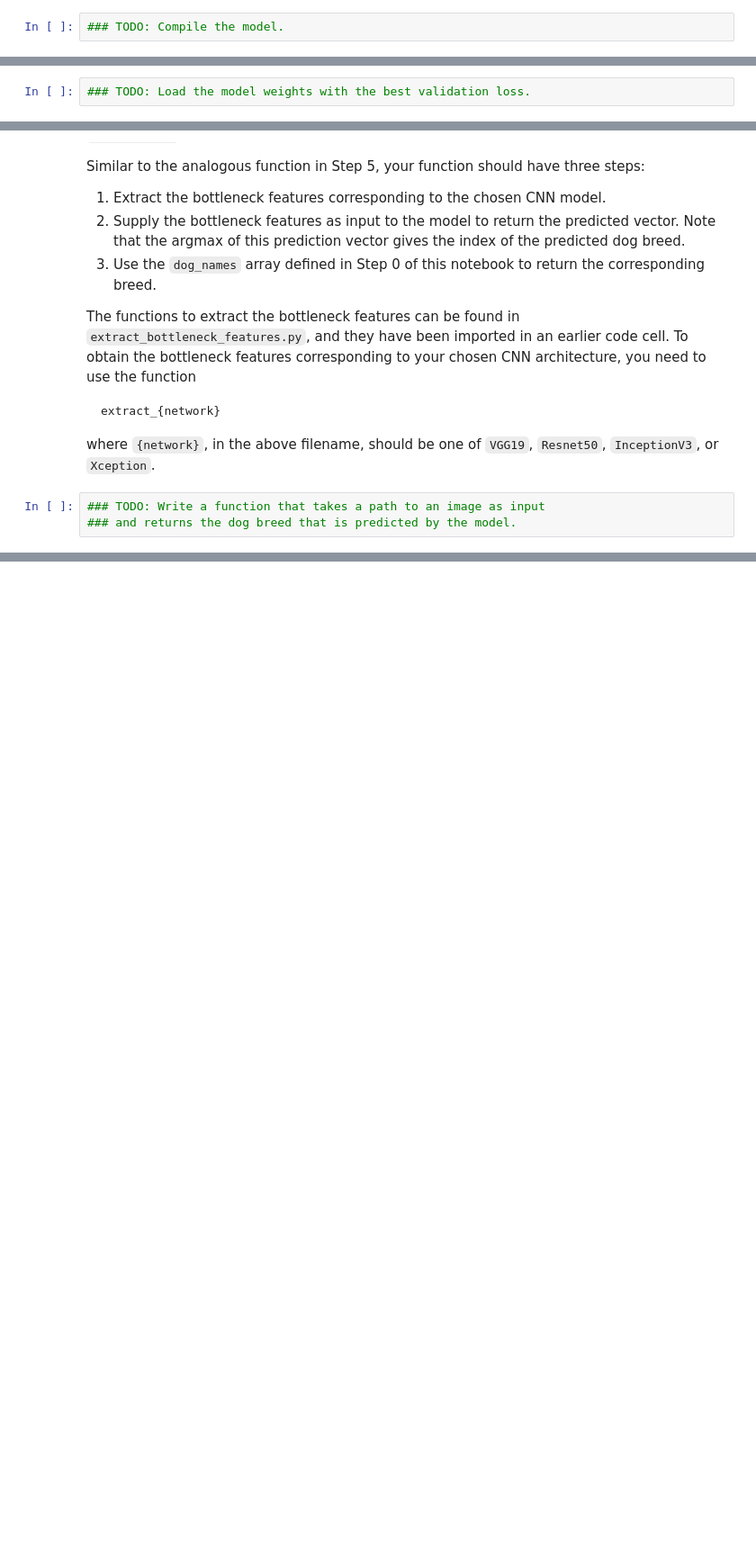
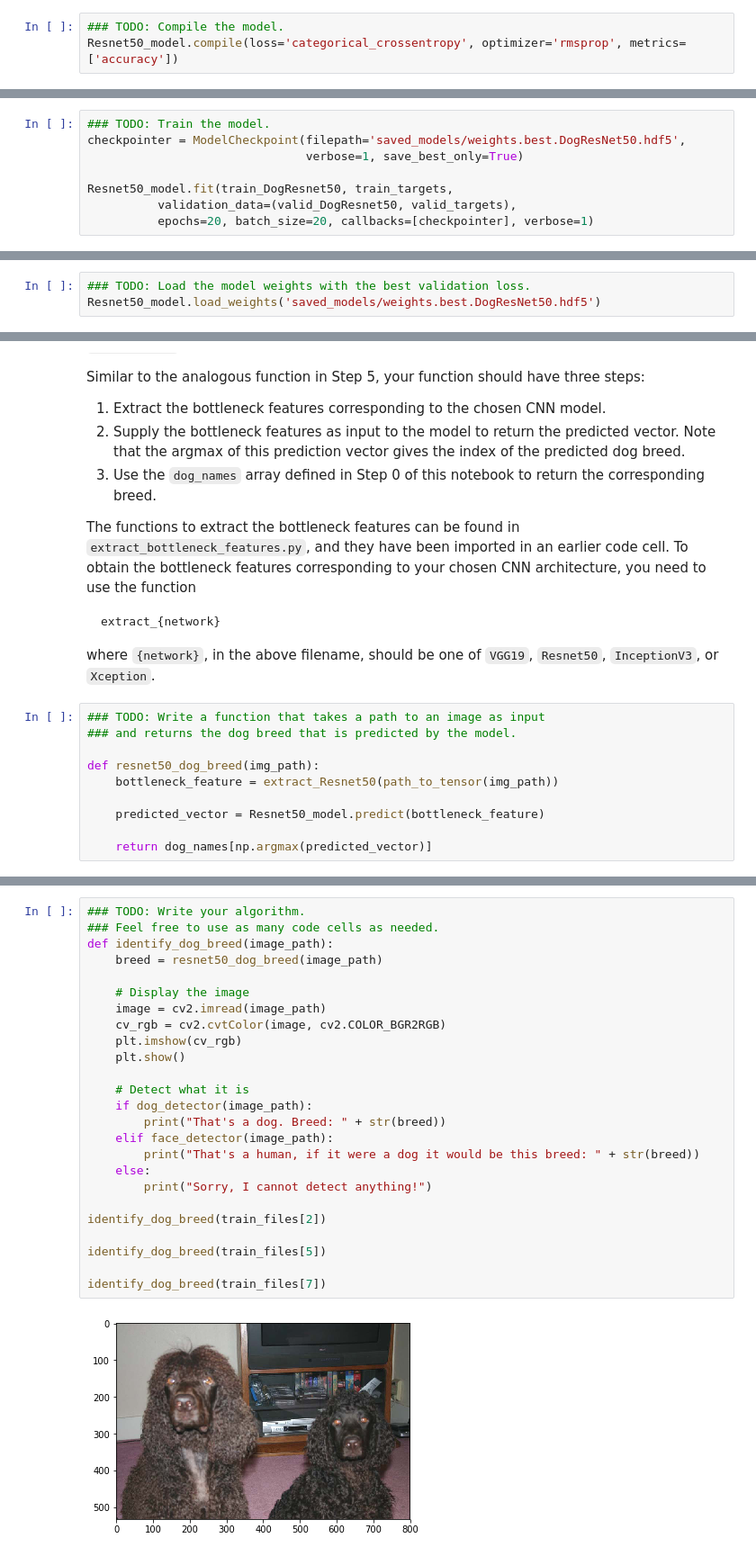
Before and after one commit to jlmatus/dog-project, a Jupyter notebook: dog_app.ipynb, the cells around one changed output, grey strips where cells are left out. Shown at 90% size. Drawn from its saved outputs; the diff is of its cells as text; blank space fills up the shorter version.

```diff
--- a/dog_app.ipynb
+++ b/dog_app.ipynb
@@ -573,6 +624,7 @@ __Answer:__
 ### (IMPLEMENTATION) Compile the Model
 # %%
 ### TODO: Compile the model.
+Resnet50_model.compile(loss='categorical_crossentropy', optimizer='rmsprop', metrics=['accuracy'])
 # %% [markdown]
 ### (IMPLEMENTATION) Train the Model
 
@@ -583,0 +634,8 @@ You are welcome to [augment the training data](https://blog.keras.io/building-po
+# %%
+### TODO: Train the model.
+checkpointer = ModelCheckpoint(filepath='saved_models/weights.best.DogResNet50.hdf5',
+                               verbose=1, save_best_only=True)
+
+Resnet50_model.fit(train_DogResnet50, train_targets,
+          validation_data=(valid_DogResnet50, valid_targets),
+          epochs=20, batch_size=20, callbacks=[checkpointer], verbose=1)
@@ -585,6 +662,7 @@ You are welcome to [augment the training data](https://blog.keras.io/building-po
 ### (IMPLEMENTATION) Load the Model with the Best Validation Loss
 # %%
 ### TODO: Load the model weights with the best validation loss.
+Resnet50_model.load_weights('saved_models/weights.best.DogResNet50.hdf5')
 # %% [markdown]
 ### (IMPLEMENTATION) Test the Model
 
@@ -609,6 +694,13 @@ where `{network}`, in the above filename, should be one of `VGG19`, `Resnet50`,
 # %%
 ### TODO: Write a function that takes a path to an image as input
 ### and returns the dog breed that is predicted by the model.
+
+def resnet50_dog_breed(img_path):
+    bottleneck_feature = extract_Resnet50(path_to_tensor(img_path))
+
+    predicted_vector = Resnet50_model.predict(bottleneck_feature)
+
+    return dog_names[np.argmax(predicted_vector)]
 # %% [markdown]
 ---
 <a id='step6'></a>
@@ -627,3 +719,30 @@ Some sample output for our algorithm is provided below, but feel free to design
 
 
 ### (IMPLEMENTATION) Write your Algorithm
+# %%
+### TODO: Write your algorithm.
+### Feel free to use as many code cells as needed.
+def identify_dog_breed(image_path):
+    breed = resnet50_dog_breed(image_path)
+
+    # Display the image
+    image = cv2.imread(image_path)
+    cv_rgb = cv2.cvtColor(image, cv2.COLOR_BGR2RGB)
+    plt.imshow(cv_rgb)
+    plt.show()
+
+    # Detect what it is
+    if dog_detector(image_path):
+        print("That's a dog. Breed: " + str(breed))
+    elif face_detector(image_path):
+        print("That's a human, if it were a dog it would be this breed: " + str(breed))
+    else:
+        print("Sorry, I cannot detect anything!")
+
+identify_dog_breed(train_files[2])
+
+identify_dog_breed(train_files[5])
+
+identify_dog_breed(train_files[7])
+# %% [output]
+[figure, added]
```
Also changed, not shown: parts of 18 cells of this notebook.
